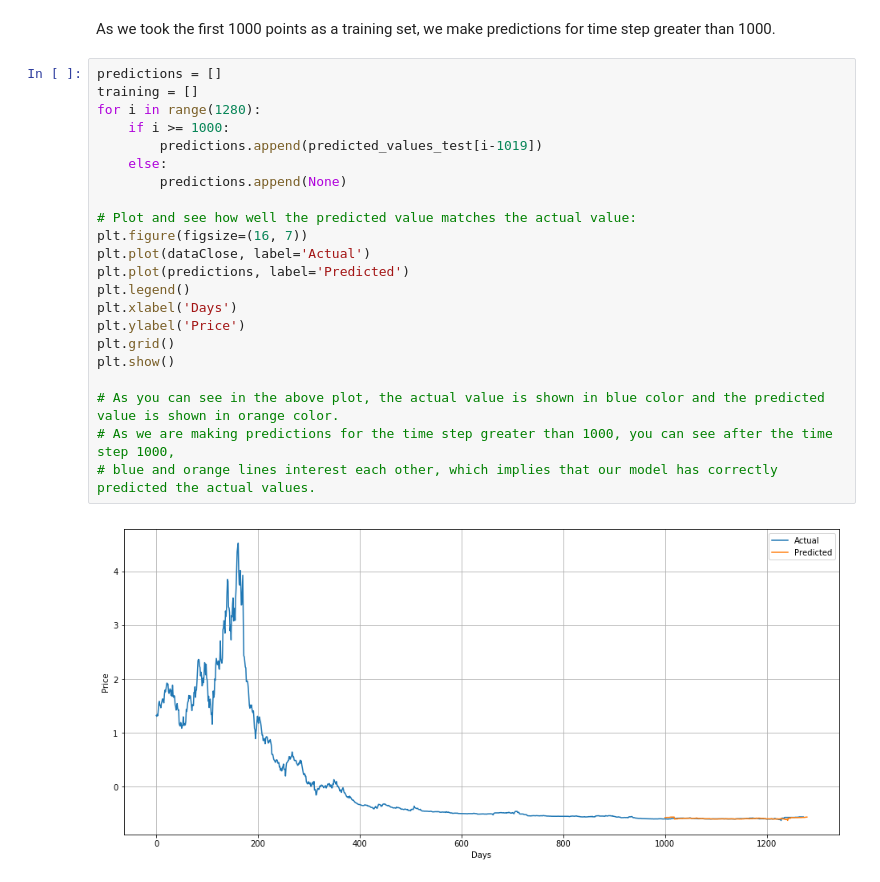
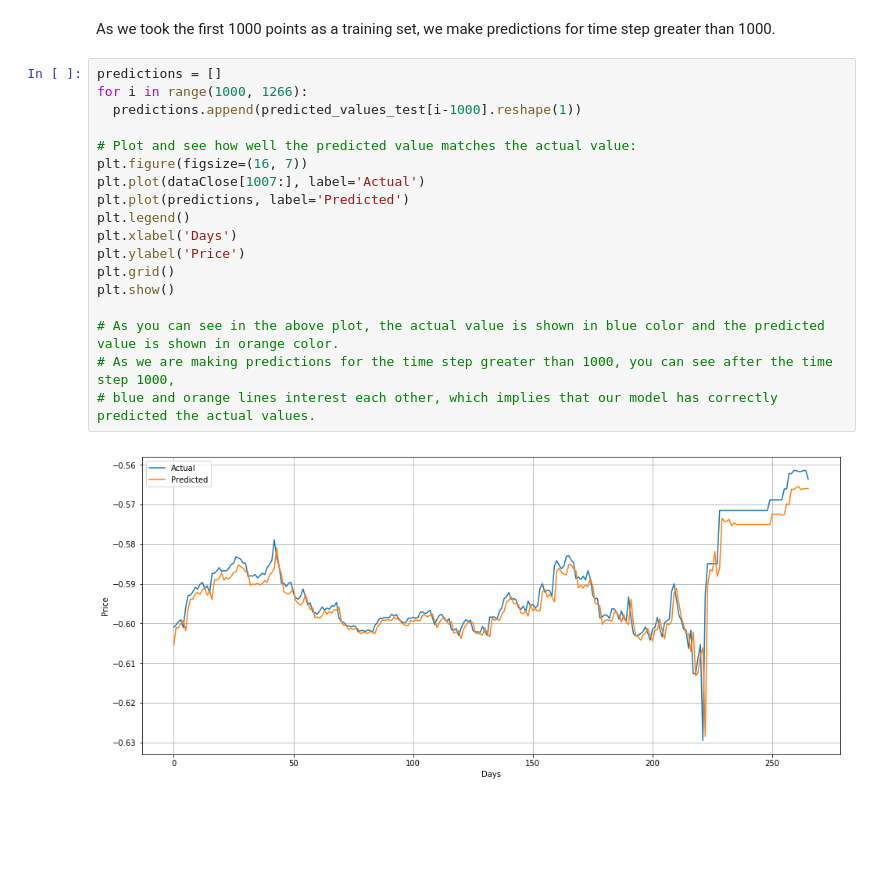
Before and after one commit to Toma1997/AI-Agent-for-Stock-Market, a Jupyter notebook: Bitcoin_prediction_with_LSTM.ipynb, the cells around one changed output. Saved outputs shown, nothing was run; the diff lists cells and outputs as text; blank space fills up the shorter version.

Commit message:
Edited last diagram for better visualisation

```diff
--- a/Bitcoin_prediction_with_LSTM.ipynb
+++ b/Bitcoin_prediction_with_LSTM.ipynb
@@ -342,25 +342,21 @@ As we took the first 1000 points as a training set, we make predictions for time
 than 1000.
 # %%
 predictions = []
-training = []
-for i in range(1280):
-    if i >= 1000:
-        predictions.append(predicted_values_test[i-1019])
-    else:
-        predictions.append(None)
+for i in range(1000, 1266):
+  predictions.append(predicted_values_test[i-1000].reshape(1))
 
 # Plot and see how well the predicted value matches the actual value:
 plt.figure(figsize=(16, 7))
-plt.plot(dataClose, label='Actual')
+plt.plot(dataClose[1007:], label='Actual')
 plt.plot(predictions, label='Predicted')
 plt.legend()
 plt.xlabel('Days')
 plt.ylabel('Price')
 plt.grid()
 plt.show()
 
 # As you can see in the above plot, the actual value is shown in blue color and the predicted value is shown in orange color.
 # As we are making predictions for the time step greater than 1000, you can see after the time step 1000,
 # blue and orange lines interest each other, which implies that our model has correctly predicted the actual values.
 # %% [output]
-[figure, old version]
+[figure, new version]
```
Also changed, not shown: parts of 3 cells of this notebook, 1 other file.
